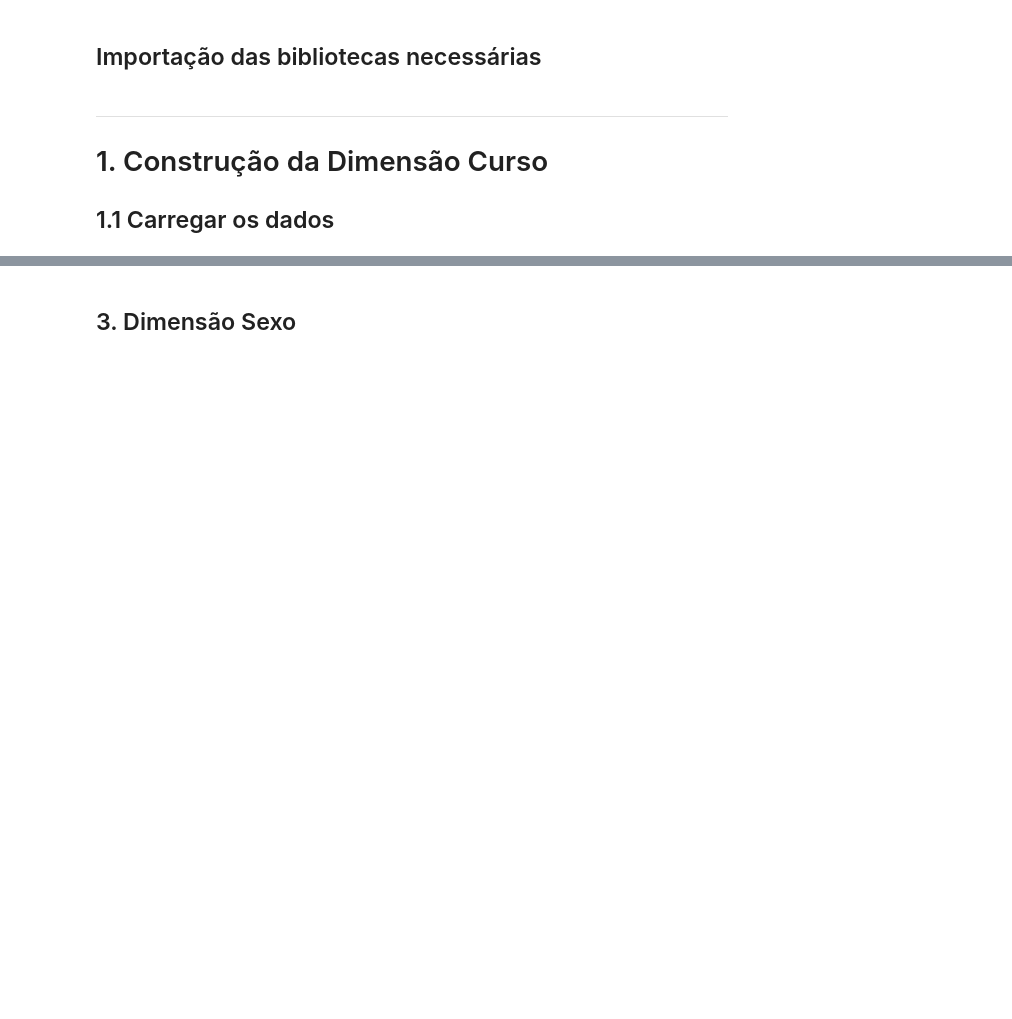
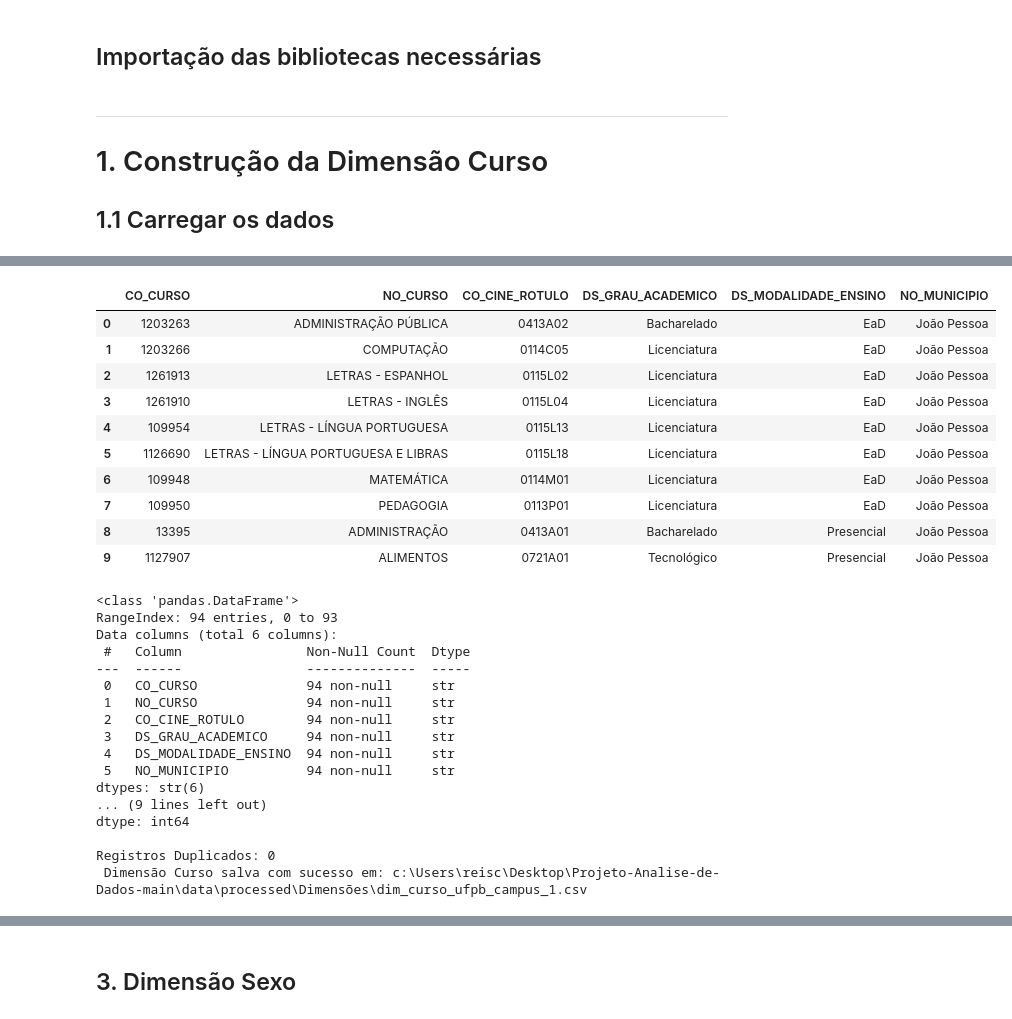
Before and after one commit to Clarareis03/Projeto-Analise-de-Dados, a Jupyter notebook: notebooks/02_construcao_dimensoes.ipynb, the cells around one changed output, grey strips where cells are left out. Saved outputs shown, nothing was run; the diff lists cells and outputs as text; code cells hidden in the pictures; blank space fills up the shorter version.

```diff
--- a/notebooks/02_construcao_dimensoes.ipynb
+++ b/notebooks/02_construcao_dimensoes.ipynb
@@ -32,3 +17,15 @@ from src.dimensions.dim_auxilio import criar_dim_auxilio
+# %%
+# Define a pasta raiz do projeto (um nível acima da pasta /notebooks)
+BASE_DIR = Path.cwd().parent if Path.cwd().name == "notebooks" else Path.cwd()
+
+# Adiciona a raiz ao sys.path para o Python encontrar a pasta 'src'
+if str(BASE_DIR) not in sys.path:
+    sys.path.append(str(BASE_DIR))
+
+# Caminhos dos arquivos de entrada e saída
+PATH_RAW_CURSOS = BASE_DIR / "data" / "raw" / "INEP" / "Censo da Educação Superior" / "2023" / "dados" / "MICRODADOS_CADASTRO_CURSOS_2023.CSV"
+PATH_RAW_SEDAP = BASE_DIR / "data" / "raw" / "SEDAP" / "dim_curso.csv"
+PATH_PROCESSED_CSV = BASE_DIR / "data" / "processed" / "Dimensões" / "dim_curso_ufpb_campus_1.csv"
 # %% [markdown]
  ---
 # 1. Construção da Dimensão Curso
@@ -104,0 +33,61 @@ dim_curso_campus1.to_csv(
+# %%
+import importlib
+import src.dimensions.dim_curso as dc
+
+importlib.reload(dc)
+from src.dimensions.dim_curso_campus1 import criar_dim_curso
+
+# 1. Instancia a Dimensão Curso
+dim_curso = criar_dim_curso(PATH_RAW_CURSOS, PATH_RAW_SEDAP)
+
+# 2. Exibição e Informações Básicas
+display(dim_curso.head(10))
+dim_curso.info()
+
+print("\nValores Nulos:\n", dim_curso.isna().sum())
+print("\nRegistros Duplicados:", dim_curso.duplicated(subset=["CO_CURSO"]).sum())
+
+# Asserts de segurança
+assert dim_curso["CO_CURSO"].is_unique, "O CO_CURSO da dimensão curso deve ser único"
+
+# 3. Exportação para CSV Processado
+PATH_DIM_CURSO = BASE_DIR / "data" / "processed" / "Dimensões" / "dim_curso_ufpb_campus_1.csv"
+PATH_DIM_CURSO.parent.mkdir(parents=True, exist_ok=True)
+
+dim_curso.to_csv(
+    PATH_DIM_CURSO,
+    index=False,
+    sep=";",
+    encoding="utf-8-sig"
+)
+
+print(f" Dimensão Curso salva com sucesso em: {PATH_DIM_CURSO}")
+# %% [output]
+|  | CO_CURSO | NO_CURSO | CO_CINE_ROTULO | DS_GRAU_ACADEMICO | DS_MODALIDADE_ENSINO | NO_MUNICIPIO |
+| 0 | 1203263 | ADMINISTRAÇÃO PÚBLICA | 0413A02 | Bacharelado | EaD | João Pessoa |
+| 1 | 1203266 | COMPUTAÇÃO | 0114C05 | Licenciatura | EaD | João Pessoa |
+| 2 | 1261913 | LETRAS - ESPANHOL | 0115L02 | Licenciatura | EaD | João Pessoa |
+| 3 | 1261910 | LETRAS - INGLÊS | 0115L04 | Licenciatura | EaD | João Pessoa |
+| 4 | 109954 | LETRAS - LÍNGUA PORTUGUESA | 0115L13 | Licenciatura | EaD | João Pessoa |
+| 5 | 1126690 | LETRAS - LÍNGUA PORTUGUESA E LIBRAS | 0115L18 | Licenciatura | EaD | João Pessoa |
+| 6 | 109948 | MATEMÁTICA | 0114M01 | Licenciatura | EaD | João Pessoa |
+| 7 | 109950 | PEDAGOGIA | 0113P01 | Licenciatura | EaD | João Pessoa |
+| 8 | 13395 | ADMINISTRAÇÃO | 0413A01 | Bacharelado | Presencial | João Pessoa |
+| 9 | 1127907 | ALIMENTOS | 0721A01 | Tecnológico | Presencial | João Pessoa |
+<class 'pandas.DataFrame'>
+RangeIndex: 94 entries, 0 to 93
+Data columns (total 6 columns):
+ #   Column                Non-Null Count  Dtype
+---  ------                --------------  -----
+ 0   CO_CURSO              94 non-null     str
+ 1   NO_CURSO              94 non-null     str
+ 2   CO_CINE_ROTULO        94 non-null     str
+ 3   DS_GRAU_ACADEMICO     94 non-null     str
+ 4   DS_MODALIDADE_ENSINO  94 non-null     str
+ 5   NO_MUNICIPIO          94 non-null     str
+dtypes: str(6)
+... (9 lines left out)
+dtype: int64
+
+Registros Duplicados: 0
+ Dimensão Curso salva com sucesso em: c:\Users\reisc\Desktop\Projeto-Analise-de-Dados-main\data\processed\Dimensões\dim_curso_ufpb_campus_1.csv
```
Also changed, not shown: parts of 66 cells of this notebook, 36 other files.
